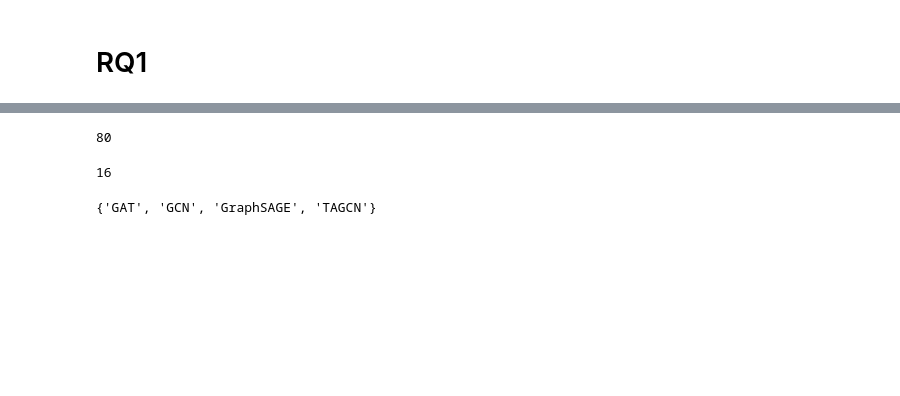
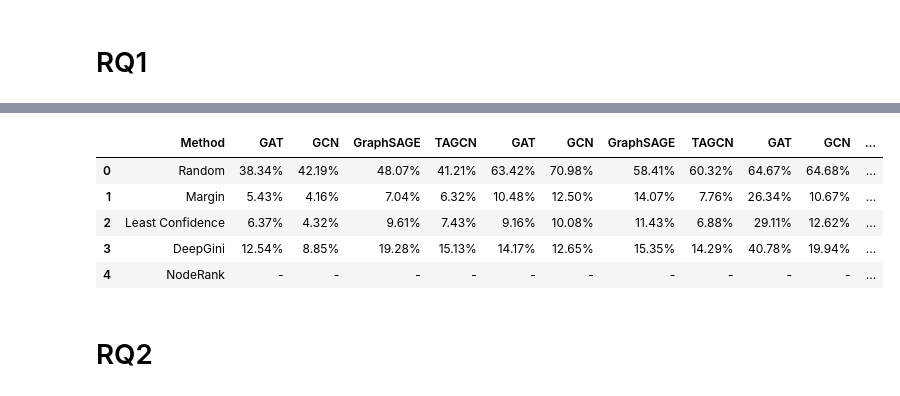
Before and after one commit to yinghuali/NodeRank, a Jupyter notebook: ResultAnalysis.ipynb, the cells around one changed output, grey strips where cells are left out. Cells and saved outputs as stored; diff of their text form; code cells hidden in the pictures; blank space fills up the shorter version.

```diff
--- a/ResultAnalysis.ipynb
+++ b/ResultAnalysis.ipynb
@@ -89,12 +95,0 @@ df_re
-# %%
-len(cols)
-# %% [output]
-80
-# %%
-4*4
-# %% [output]
-16
-# %%
-set(df['gnn'])
-# %% [output]
-{'GAT', 'GCN', 'GraphSAGE', 'TAGCN'}
@@ -100,0 +98,30 @@ set(df['gnn'])
+# %%
+improvement = []
+np_re = df_re.to_numpy().astype(np.float64)
+improvement.append(list((np_re[4]-np_re[0]) / np_re[0]))
+improvement.append(list((np_re[4]-np_re[1]) / np_re[1]))
+improvement.append(list((np_re[4]-np_re[2]) / np_re[2]))
+improvement.append(list((np_re[4]-np_re[3]) / np_re[3]))
+
+for i in range(len(improvement)):
+    for j in range(len(improvement[i])):
+        improvement[i][j] = "%.2f%%" % (improvement[i][j]*100)
+
+improvement[0].insert(0, 'Random')
+improvement[1].insert(0, 'Margin')
+improvement[2].insert(0, 'Least Confidence')
+improvement[3].insert(0, 'DeepGini')
+improvement.append(['NodeRank']+['-']*16)
+
+df_re_2 = pd.DataFrame(improvement, columns=['Method']+['GAT', 'GCN', 'GraphSAGE', 'TAGCN']*4)
+df_re_2.to_excel('table_overleaf/RQ1-2.xlsx', index=False)
+df_re_2
+# %% [output]
+|  | Method | GAT | GCN | GraphSAGE | TAGCN | GAT | GCN | GraphSAGE | TAGCN | GAT | GCN | ... |
+| 0 | Random | 38.34% | 42.19% | 48.07% | 41.21% | 63.42% | 70.98% | 58.41% | 60.32% | 64.67% | 64.68% | ... |
+| 1 | Margin | 5.43% | 4.16% | 7.04% | 6.32% | 10.48% | 12.50% | 14.07% | 7.76% | 26.34% | 10.67% | ... |
+| 2 | Least Confidence | 6.37% | 4.32% | 9.61% | 7.43% | 9.16% | 10.08% | 11.43% | 6.88% | 29.11% | 12.62% | ... |
+| 3 | DeepGini | 12.54% | 8.85% | 19.28% | 15.13% | 14.17% | 12.65% | 15.35% | 14.29% | 40.78% | 19.94% | ... |
+| 4 | NodeRank | - | - | - | - | - | - | - | - | - | - | ... |
+# %% [markdown]
+# RQ2
```
Also changed, not shown: parts of 8 cells of this notebook, 5 other files.
